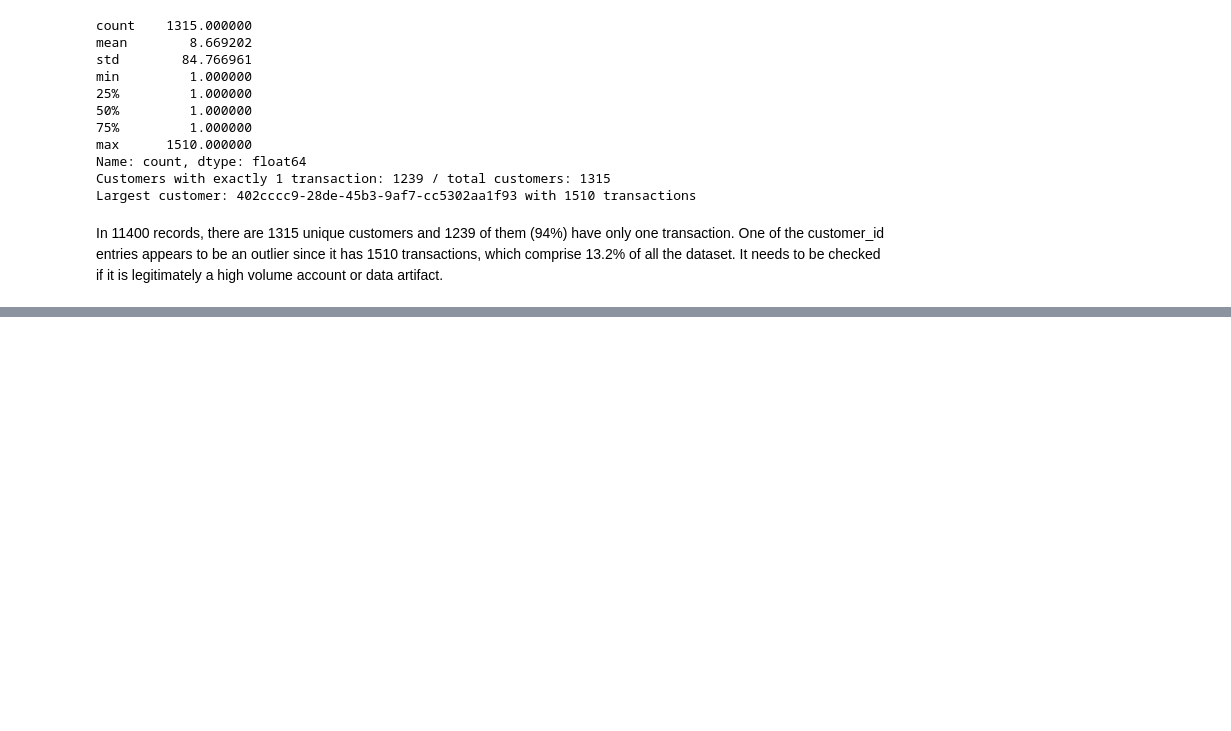
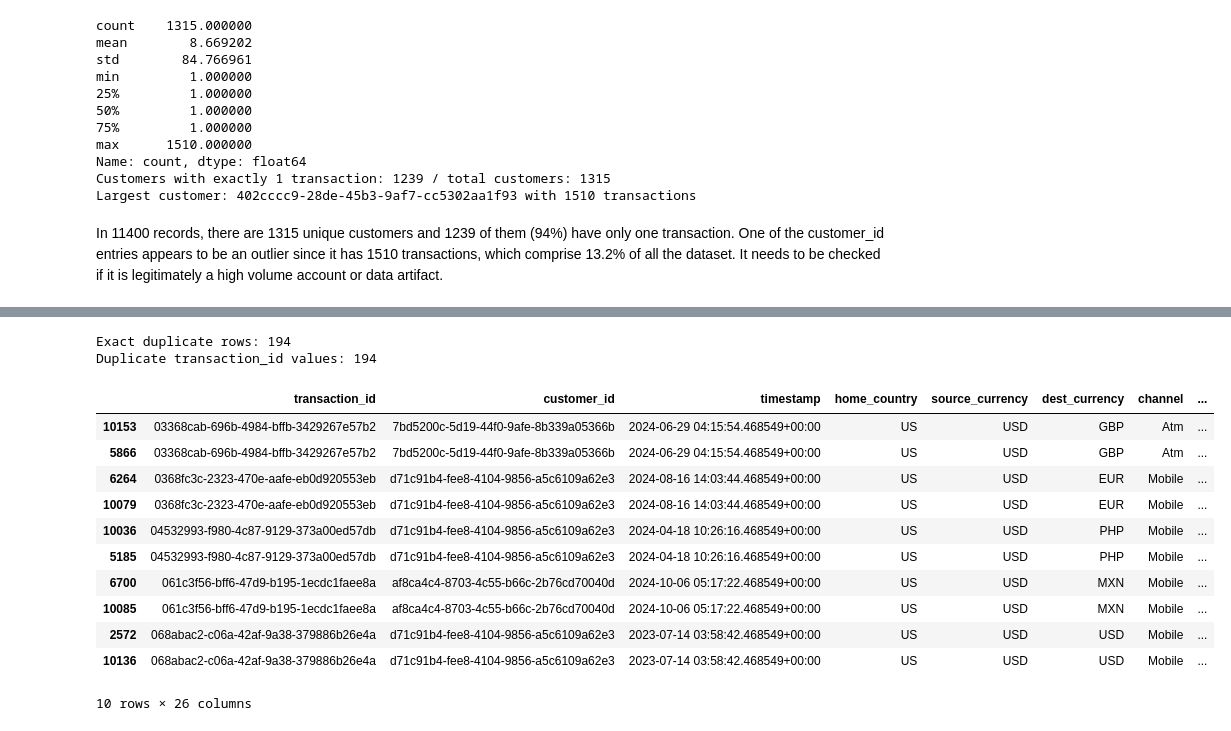
Before and after one commit to r-adeosun/Fraudulent_transaction_Detection_for_a_FinTech_Company, a Jupyter notebook: Notebooks/Data_cleaning.ipynb, the cells around one changed output, grey strips where cells are left out. Drawn from its saved outputs; the diff is of its cells as text; code cells hidden in the pictures; blank space fills up the shorter version.

```diff
--- a/Notebooks/Data_cleaning.ipynb
+++ b/Notebooks/Data_cleaning.ipynb
@@ -236,0 +502,12 @@ In 11400 records, there are 1315 unique customers and 1239 of them (94%) have on
+# %%
+# filling missing values in the ip_country column with corresponding values from the home_country column
+
+if {'ip_country', 'home_country'}.issubset(customer_transaction_data.columns):
+    customer_transaction_data['ip_country'] = customer_transaction_data['ip_country'].fillna(customer_transaction_data['home_country'])
+# %%
+# filling missing values in the device_trust_score column using the median device_trust_score per group of new device and kyc_tier if they exist Otherwise, they would  with the overall median.
+
+if 'device_trust_score' in customer_transaction_data.columns:
+    if {'new device', 'kyc_tier'}.issubset(customer_transaction_data.columns):
+        customer_transaction_data['device_trust_score'] = customer_transaction_data.groupby(['new device', 'kyc_tier'])['device_trust_score'].transform(lambda x: x.fillna(x.median()))
+    customer_transaction_data['device_trust_score'] = customer_transaction_data['device_trust_score'].fillna(customer_transaction_data['device_trust_score'].median())
@@ -236,0 +554,7 @@ In 11400 records, there are 1315 unique customers and 1239 of them (94%) have on
+# %%
+# dropping ip_address and timestamp columns as they cannot be filled and the percentage of missing values is somewhat low
+
+customer_transaction_data = customer_transaction_data.dropna(subset=['timestamp', 'amount_src', 'ip_address'])
+
+print(customer_transaction_data.shape)
+print(customer_transaction_data['is_fraud'].mean())
@@ -236,0 +564,4 @@ In 11400 records, there are 1315 unique customers and 1239 of them (94%) have on
+# %%
+# dropping the columns that were created to indicate missing values in the ip_address, timestamp, and kyc_tier columns, as they are no longer needed after dropping the rows with missing values in those columns.
+
+customer_transaction_data = customer_transaction_data.drop(['ip_missing', 'timestamp_missing', 'kyc_tier_missing'], axis=1)
@@ -236,0 +592,22 @@ In 11400 records, there are 1315 unique customers and 1239 of them (94%) have on
+# %%
+print("Exact duplicate rows:", customer_transaction_data.duplicated().sum())
+print("Duplicate transaction_id values:", customer_transaction_data['transaction_id'].duplicated().sum())
+# %% [output]
+Exact duplicate rows: 194
+Duplicate transaction_id values: 194
+# %%
+dupes = customer_transaction_data[customer_transaction_data.duplicated(keep=False)].sort_values('transaction_id')
+dupes.head(10)
+# %% [output]
+|  | transaction_id | customer_id | timestamp | home_country | source_currency | dest_currency | channel | ... |
+| 10153 | 03368cab-696b-4984-bffb-3429267e57b2 | 7bd5200c-5d19-44f0-9afe-8b339a05366b | 2024-06-29 04:15:54.468549+00:00 | US | USD | GBP | Atm | ... |
+| 5866 | 03368cab-696b-4984-bffb-3429267e57b2 | 7bd5200c-5d19-44f0-9afe-8b339a05366b | 2024-06-29 04:15:54.468549+00:00 | US | USD | GBP | Atm | ... |
+| 6264 | 0368fc3c-2323-470e-aafe-eb0d920553eb | d71c91b4-fee8-4104-9856-a5c6109a62e3 | 2024-08-16 14:03:44.468549+00:00 | US | USD | EUR | Mobile | ... |
+| 10079 | 0368fc3c-2323-470e-aafe-eb0d920553eb | d71c91b4-fee8-4104-9856-a5c6109a62e3 | 2024-08-16 14:03:44.468549+00:00 | US | USD | EUR | Mobile | ... |
+| 10036 | 04532993-f980-4c87-9129-373a00ed57db | d71c91b4-fee8-4104-9856-a5c6109a62e3 | 2024-04-18 10:26:16.468549+00:00 | US | USD | PHP | Mobile | ... |
+| 5185 | 04532993-f980-4c87-9129-373a00ed57db | d71c91b4-fee8-4104-9856-a5c6109a62e3 | 2024-04-18 10:26:16.468549+00:00 | US | USD | PHP | Mobile | ... |
+| 6700 | 061c3f56-bff6-47d9-b195-1ecdc1faee8a | af8ca4c4-8703-4c55-b66c-2b76cd70040d | 2024-10-06 05:17:22.468549+00:00 | US | USD | MXN | Mobile | ... |
+| 10085 | 061c3f56-bff6-47d9-b195-1ecdc1faee8a | af8ca4c4-8703-4c55-b66c-2b76cd70040d | 2024-10-06 05:17:22.468549+00:00 | US | USD | MXN | Mobile | ... |
+| 2572 | 068abac2-c06a-42af-9a38-379886b26e4a | d71c91b4-fee8-4104-9856-a5c6109a62e3 | 2023-07-14 03:58:42.468549+00:00 | US | USD | USD | Mobile | ... |
+| 10136 | 068abac2-c06a-42af-9a38-379886b26e4a | d71c91b4-fee8-4104-9856-a5c6109a62e3 | 2023-07-14 03:58:42.468549+00:00 | US | USD | USD | Mobile | ... |
+10 rows × 26 columns
```
Also changed, not shown: parts of 26 cells of this notebook, 2 other files.
